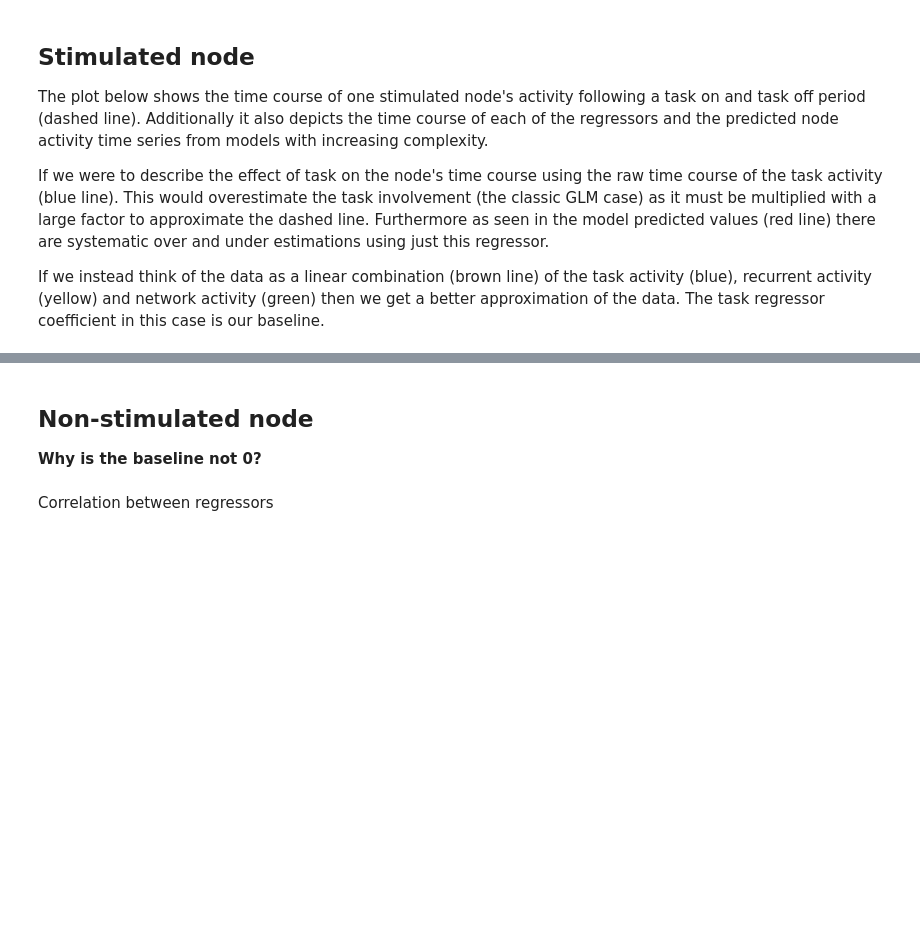
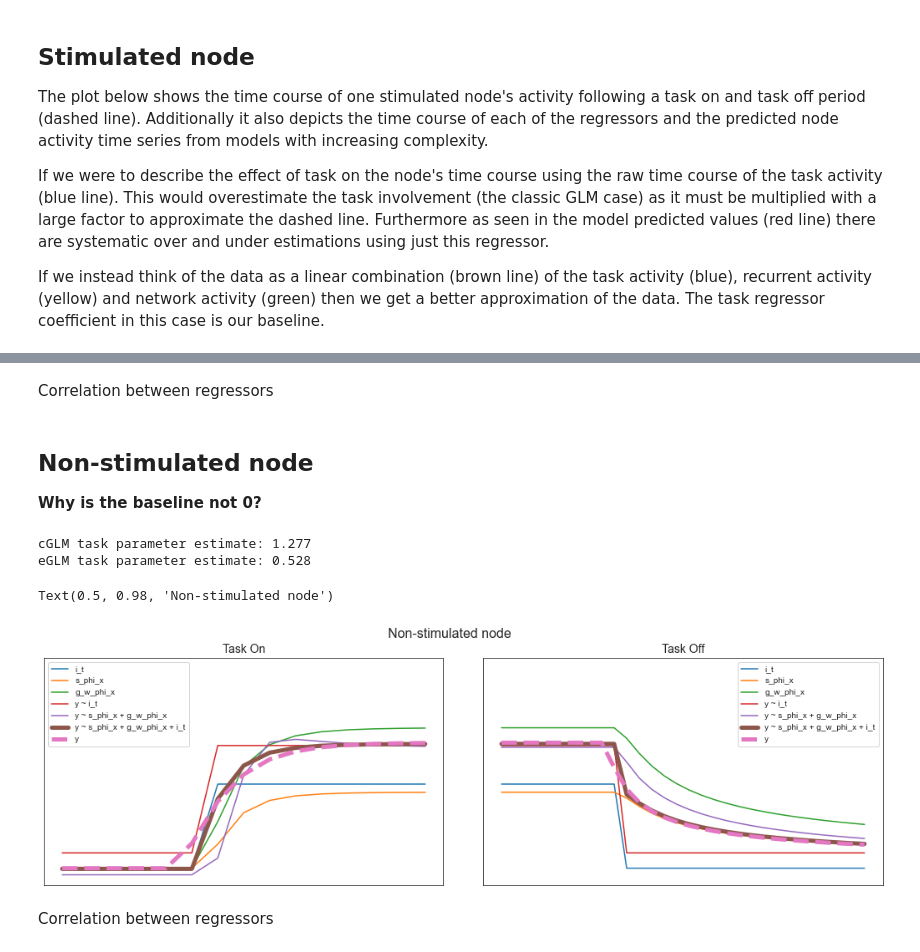
Before and after one commit to zenkavi/NeuralMassModels, a Jupyter notebook: simulations/notebooks/POC_minimal_model.ipynb, the cells around one changed output, grey strips where cells are left out. Cells and saved outputs as stored; diff of their text form; code cells hidden in the pictures; blank space fills up the shorter version.

```diff
--- a/simulations/notebooks/POC_minimal_model.ipynb
+++ b/simulations/notebooks/POC_minimal_model.ipynb
@@ -284 +294,3 @@ plt.suptitle("Stimulated node", size=16)
+# %% [markdown]
+Correlation between regressors
 # %%
@@ -289,9 +301,7 @@ sns.pairplot(mod_df, hue='task_on', vars=mod_df.columns[:-1], diag_kind="hist")
 
 **Why is the baseline not 0?**
 # %%
-s = 1
-g = 1
-node = 6
+node = 7
 
 #Drop the first time point
 y = taskdata[node,1:]
@@ -300,7 +310,7 @@ y = taskdata[node,1:]
 intcp = np.ones_like(y)
 
 #Drop last time point
-s_phi_x = s*phi(taskdata[node,:-1])
+s_phi_x = sim_args['s']*phi(taskdata[node,:-1])
 
 g_w_phi_x = np.delete(taskdata, node, axis=0)[:,:-1]
 g_w_phi_x = np.apply_along_axis(phi, 0, g_w_phi_x)
@@ -308,7 +318,7 @@ cur_w = np.delete(W[node,:], node, axis=0)
 cur_w = cur_w.reshape(-1,1)
 g_w_phi_x = cur_w * g_w_phi_x
 g_w_phi_x = np.sum(g_w_phi_x, axis=0)
-g_w_phi_x = g*g_w_phi_x
+g_w_phi_x = sim_args['g']*g_w_phi_x
 
 # This is external; don't know how the task affects a node
 # i_t = stimtimes[node,:-1]
@@ -321,33 +331,38 @@ mod_df = pd.DataFrame(data = {"y": y, "s_phi_x":s_phi_x, "g_w_phi_x":g_w_phi_x,
 old_mod = smf.ols(formula = 'y ~ i_t', data = mod_df).fit()
 mid_mod = smf.ols(formula = 'y ~ s_phi_x + g_w_phi_x', data = mod_df).fit()
 new_mod = smf.ols(formula = 'y ~ s_phi_x + g_w_phi_x + i_t', data = mod_df).fit()
 
 print("cGLM task parameter estimate: %s"%(str(round(old_mod.params['i_t'],3))))
 print("eGLM task parameter estimate: %s"%(str(round(new_mod.params['i_t'],3))))
 
 plt.rcParams["figure.figsize"][0] = 18
 plt.rcParams["figure.figsize"][1] = 5
 fig, a = plt.subplots(1, 2)
 
 plt_ranges = [range(45,60), range(90,120)]
 titles = ['Task On', "Task Off"]
 
 for i, plt_range in enumerate(plt_ranges):
     a[i].plot(i_t[plt_range], label = "i_t")
     a[i].plot(s_phi_x[plt_range], label = "s_phi_x")
     a[i].plot(g_w_phi_x[plt_range], label = "g_w_phi_x")
     a[i].plot(old_mod.predict()[plt_range], label="y ~ i_t")
     a[i].plot(mid_mod.predict()[plt_range], label='y ~ s_phi_x + g_w_phi_x')
     a[i].plot(new_mod.predict()[plt_range], label='y ~ s_phi_x + g_w_phi_x + i_t', linewidth=5)
     a[i].plot(y[plt_range], label = "y", linewidth=5, linestyle='--')
     a[i].legend()
     a[i].set_title(titles[i], fontdict = {'fontsize':14})
     a[i].set_xticks([])
     a[i].set_yticks([])
     a[i].set_ylim([-.2,2.5])
 
 plt.subplots_adjust(wspace=0.1)
 plt.suptitle("Non-stimulated node", size=16)
+# %% [output]
+cGLM task parameter estimate: 1.277
+eGLM task parameter estimate: 0.528
+Text(0.5, 0.98, 'Non-stimulated node')
+[figure, added]
 # %% [markdown]
 Correlation between regressors
 # %%
```
Also changed, not shown: parts of 14 cells of this notebook, 2 other files.
